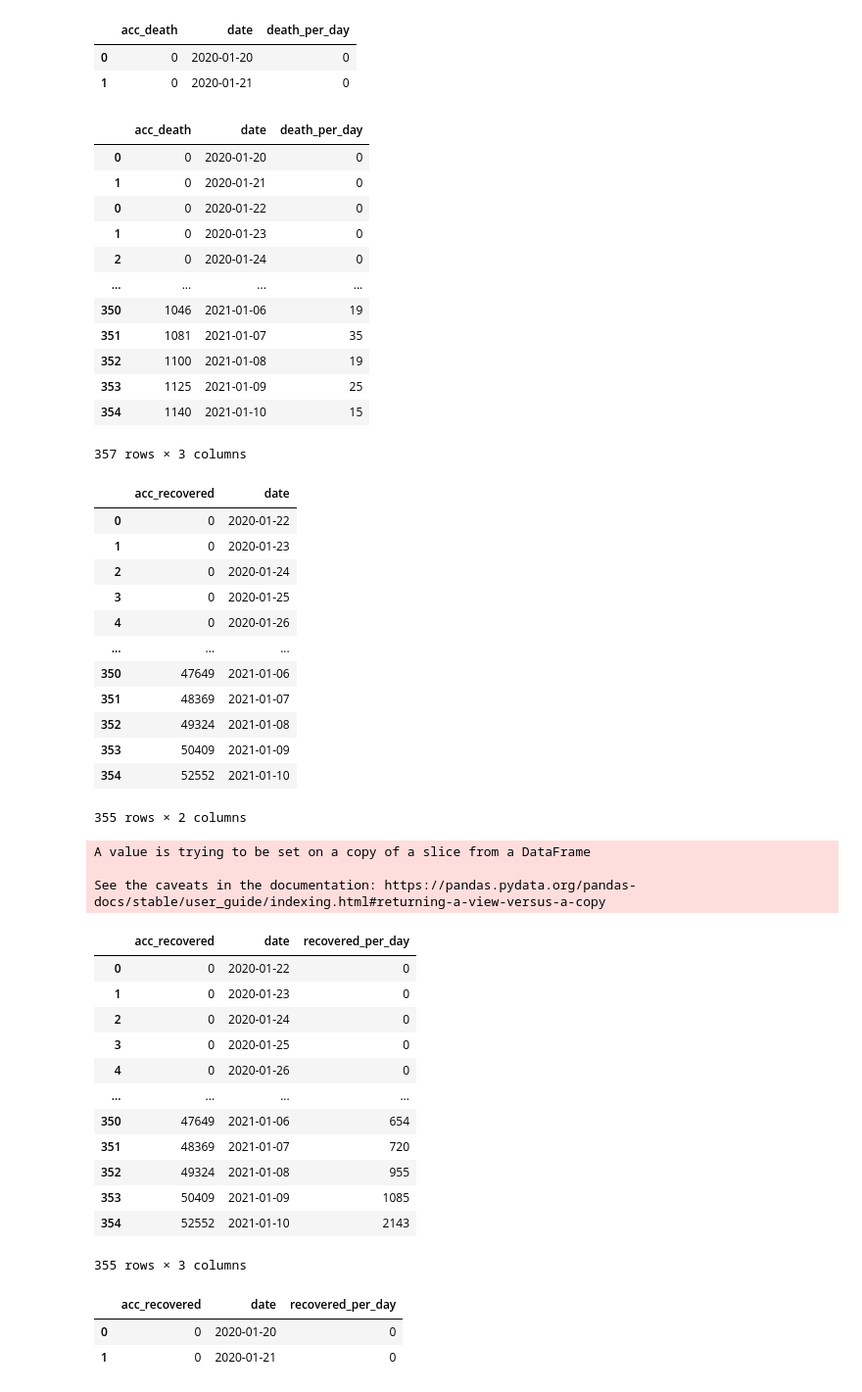
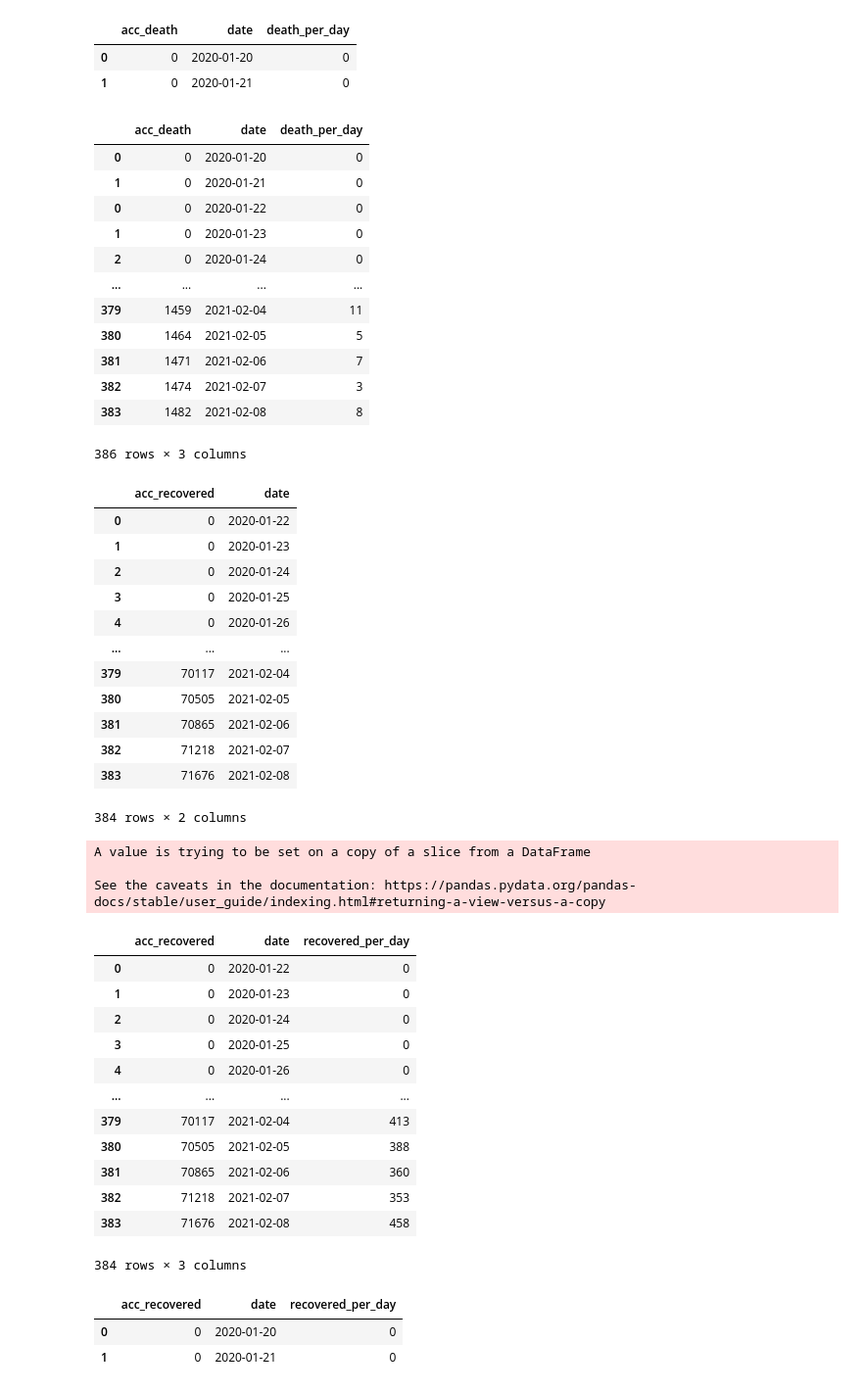
Before and after one commit to gmksf99/Prediction-of-infectious-diseases-through-transfer-learning, a Jupyter notebook: Day1/covid19_make_csv.ipynb, the cells around one changed output. Shown at 98% size. Cells and saved outputs as stored; diff of their text form; code cells hidden in the pictures.

```diff
--- a/Day1/covid19_make_csv.ipynb
+++ b/Day1/covid19_make_csv.ipynb
@@ -11,17 +11,17 @@ import numpy as np
 # 이 데이터는 누적 확진자 수를 보여줌
 covid_con = pd.read_csv("time_series_covid19_confirmed_global.csv")
 covid_con.set_index("Country/Region", inplace = True)
-korea_covid = covid_con.loc['Korea','1/22/20':]
+korea_covid = covid_con.loc["Korea, South",'1/22/20':]
 
 kcon_covid19 = pd.DataFrame(korea_covid)
 
 # 누적 확진자 수 라고 칼럼 명을 바꿈
-kcon_covid19 = kcon_covid19.rename(columns = {"Korea":"acc_decide"})
+kcon_covid19 = kcon_covid19.rename(columns = {"Korea, South":"acc_decide"})
 kcon_covid19
 
 # 인덱스 바꿔줌
 index2 = []
-for i in range(0,355) :
+for i in range(0,384) :
     index2.append(i)
 
 kcon_covid19.index = index2[:]
@@ -46,12 +46,12 @@ from datetime import timedelta
 
 # 날짜 2020-01-22 ~ 2021-01-10
 start = date(2020, 1, 22)
-end = date(2021, 1, 10)
+end = date(2021, 2, 8)
 
 print(end- start)
 
 index = []
-for i in range (0,355) :
+for i in range (0,384) :
     date = start + timedelta(i)
     index.append(date)
 
@@ -81,12 +81,12 @@ kcon_covid19
 # %%
 #초기화
-for i in range(0,354) :
+for i in range(0,383) :
     kcon_covid19['decide_per_day'] = 0
 
 kcon_covid19['decide_per_day'][0] = 0
 
 # 일별 확진자 수 구하기
-for i in range(1,355) :
+for i in range(1,384) :
     kcon_covid19['decide_per_day'][i] = kcon_covid19['acc_decide'][i] - kcon_covid19['acc_decide'][i-1]
 
 kcon_covid19
@@ -172,9 +172,9 @@ kdea_covid19
 # %%
 #초기화
-for i in range(0,354) :
+for i in range(0,383) :
     kdea_covid19['death_per_day'] = 0
 
-for i in range(1,355) :
+for i in range(1,384) :
     kdea_covid19['death_per_day'][i] = kdea_covid19['acc_death'][i] - kdea_covid19['acc_death'][i-1]
 
 kdea_covid19
@@ -214,12 +214,12 @@ dea_covid19
 | 1 | 0 | 2020-01-23 | 0 |
 | 2 | 0 | 2020-01-24 | 0 |
 | ... | ... | ... | ... |
-| 350 | 1046 | 2021-01-06 | 19 |
-| 351 | 1081 | 2021-01-07 | 35 |
-| 352 | 1100 | 2021-01-08 | 19 |
-| 353 | 1125 | 2021-01-09 | 25 |
-| 354 | 1140 | 2021-01-10 | 15 |
+| 379 | 1459 | 2021-02-04 | 11 |
+| 380 | 1464 | 2021-02-05 | 5 |
+| 381 | 1471 | 2021-02-06 | 7 |
+| 382 | 1474 | 2021-02-07 | 3 |
+| 383 | 1482 | 2021-02-08 | 8 |
-357 rows × 3 columns
+386 rows × 3 columns
 # %%
 covid_re = pd.read_csv("time_series_covid19_recovered_global.csv")
 covid_re.set_index("Country/Region", inplace = True)
@@ -246,38 +246,38 @@ kre_covid19
 | 3 | 0 | 2020-01-25 |
 | 4 | 0 | 2020-01-26 |
 | ... | ... | ... |
-| 350 | 47649 | 2021-01-06 |
-| 351 | 48369 | 2021-01-07 |
-| 352 | 49324 | 2021-01-08 |
-| 353 | 50409 | 2021-01-09 |
-| 354 | 52552 | 2021-01-10 |
+| 379 | 70117 | 2021-02-04 |
+| 380 | 70505 | 2021-02-05 |
+| 381 | 70865 | 2021-02-06 |
+| 382 | 71218 | 2021-02-07 |
+| 383 | 71676 | 2021-02-08 |
-355 rows × 2 columns
+384 rows × 2 columns
 # %%
 #초기화
-for i in range(0,354) :
+for i in range(0,383) :
     kre_covid19['recovered_per_day'] = 0
 
-for i in range(1,355) :
+for i in range(1,384) :
     kre_covid19['recovered_per_day'][i] = kre_covid19['acc_recovered'][i] - kre_covid19['acc_recovered'][i-1]
 
 kre_covid19
 # %% [output]
 A value is trying to be set on a copy of a slice from a DataFrame
 
 See the caveats in the documentation: https://pandas.pydata.org/pandas-docs/stable/user_guide/indexing.html#returning-a-view-versus-a-copy
 |  | acc_recovered | date | recovered_per_day |
 | 0 | 0 | 2020-01-22 | 0 |
 | 1 | 0 | 2020-01-23 | 0 |
 | 2 | 0 | 2020-01-24 | 0 |
 | 3 | 0 | 2020-01-25 | 0 |
 | 4 | 0 | 2020-01-26 | 0 |
 | ... | ... | ... | ... |
-| 350 | 47649 | 2021-01-06 | 654 |
-| 351 | 48369 | 2021-01-07 | 720 |
-| 352 | 49324 | 2021-01-08 | 955 |
-| 353 | 50409 | 2021-01-09 | 1085 |
-| 354 | 52552 | 2021-01-10 | 2143 |
+| 379 | 70117 | 2021-02-04 | 413 |
+| 380 | 70505 | 2021-02-05 | 388 |
+| 381 | 70865 | 2021-02-06 | 360 |
+| 382 | 71218 | 2021-02-07 | 353 |
+| 383 | 71676 | 2021-02-08 | 458 |
-355 rows × 3 columns
+384 rows × 3 columns
 # %%
 new3 = {'acc_recovered' : [0, 0], 'date' : ['2020-01-20', '2020-01-21'], 'recovered_per_day' : [0, 0]}
 new3 = pd.DataFrame(new3)
```
Also changed, not shown: parts of 9 cells of this notebook, 4 other files.
